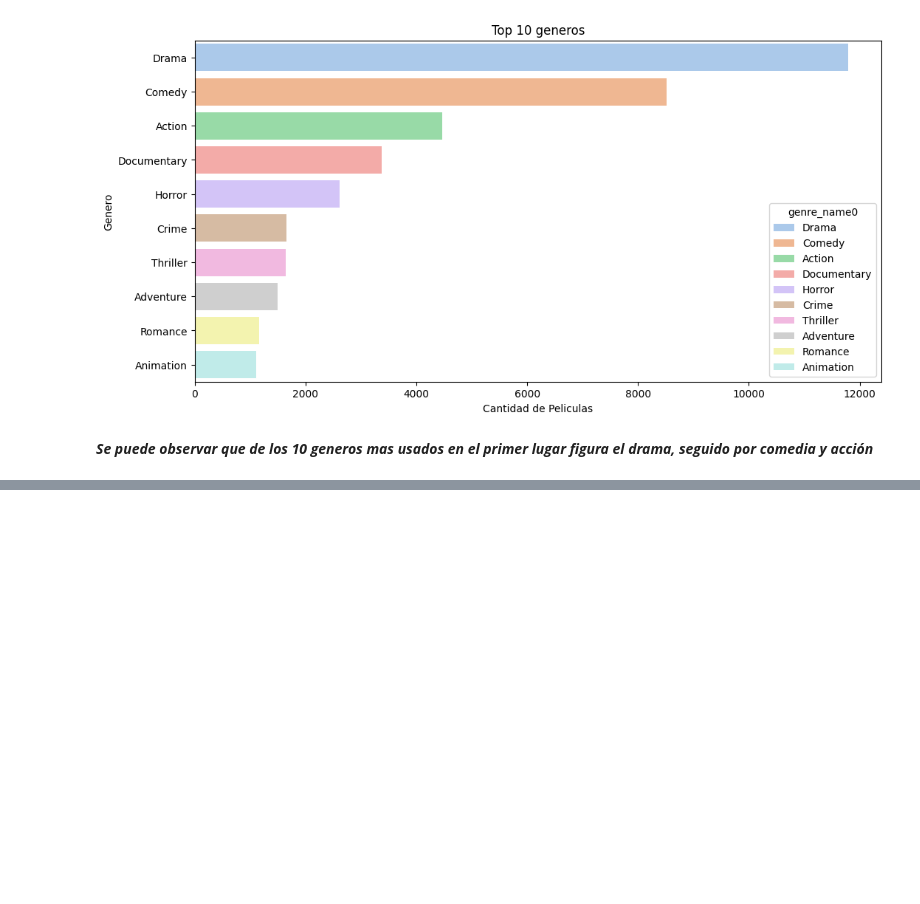
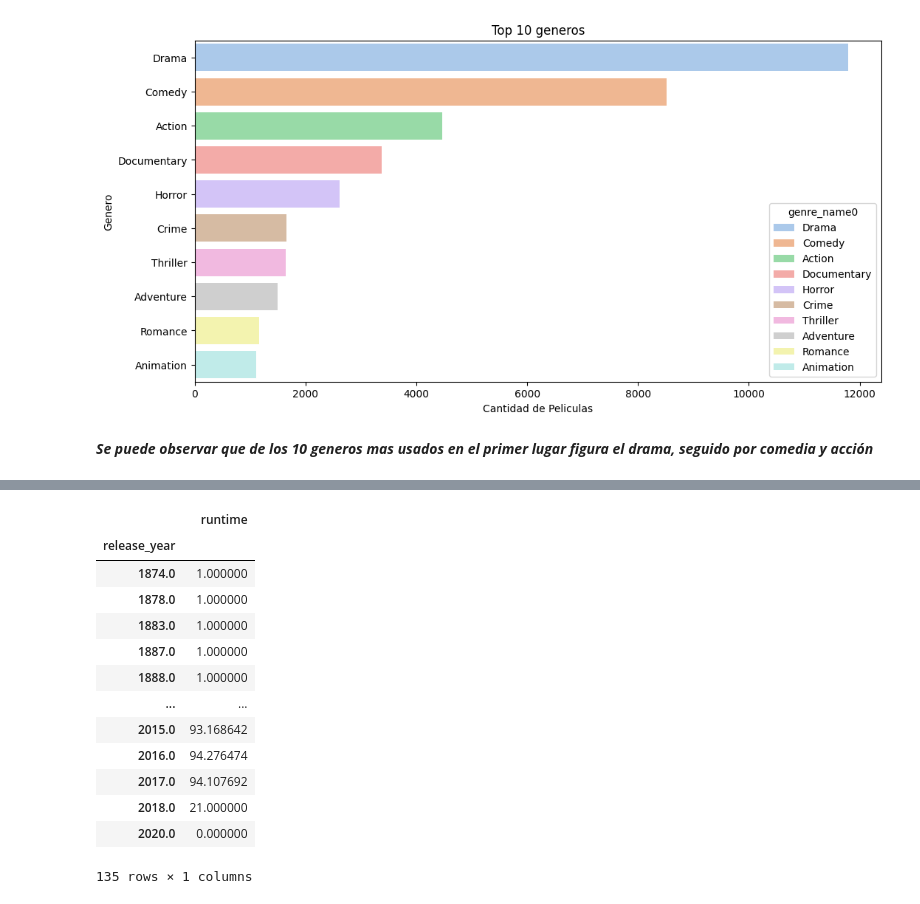
Before and after one commit to FerchoHenry/fmgc-pimlops, a Jupyter notebook: reports/EDA.ipynb, the cells around one changed output, grey strips where cells are left out. Cells and saved outputs as stored; diff of their text form; code cells hidden in the pictures; blank space fills up the shorter version.

```diff
--- a/reports/EDA.ipynb
+++ b/reports/EDA.ipynb
@@ -193,0 +216,17 @@ plt.show()
+# %%
+dfry
+# %% [output]
+|  | runtime |
+| release_year |  |
+| 1874.0 | 1.000000 |
+| 1878.0 | 1.000000 |
+| 1883.0 | 1.000000 |
+| 1887.0 | 1.000000 |
+| 1888.0 | 1.000000 |
+| ... | ... |
+| 2015.0 | 93.168642 |
+| 2016.0 | 94.276474 |
+| 2017.0 | 94.107692 |
+| 2018.0 | 21.000000 |
+| 2020.0 | 0.000000 |
+135 rows × 1 columns
```
Also changed, not shown: parts of 15 cells of this notebook.
